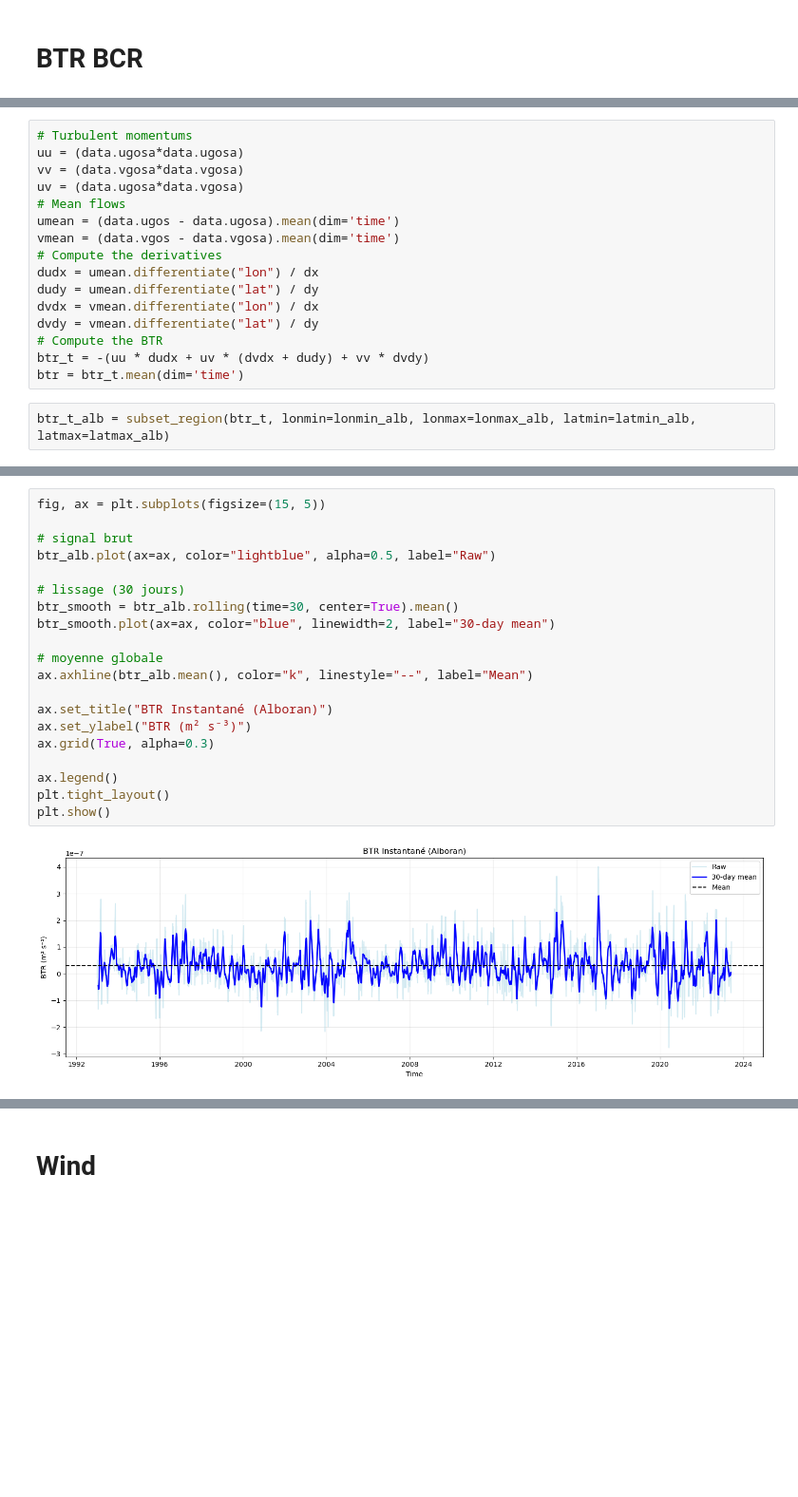
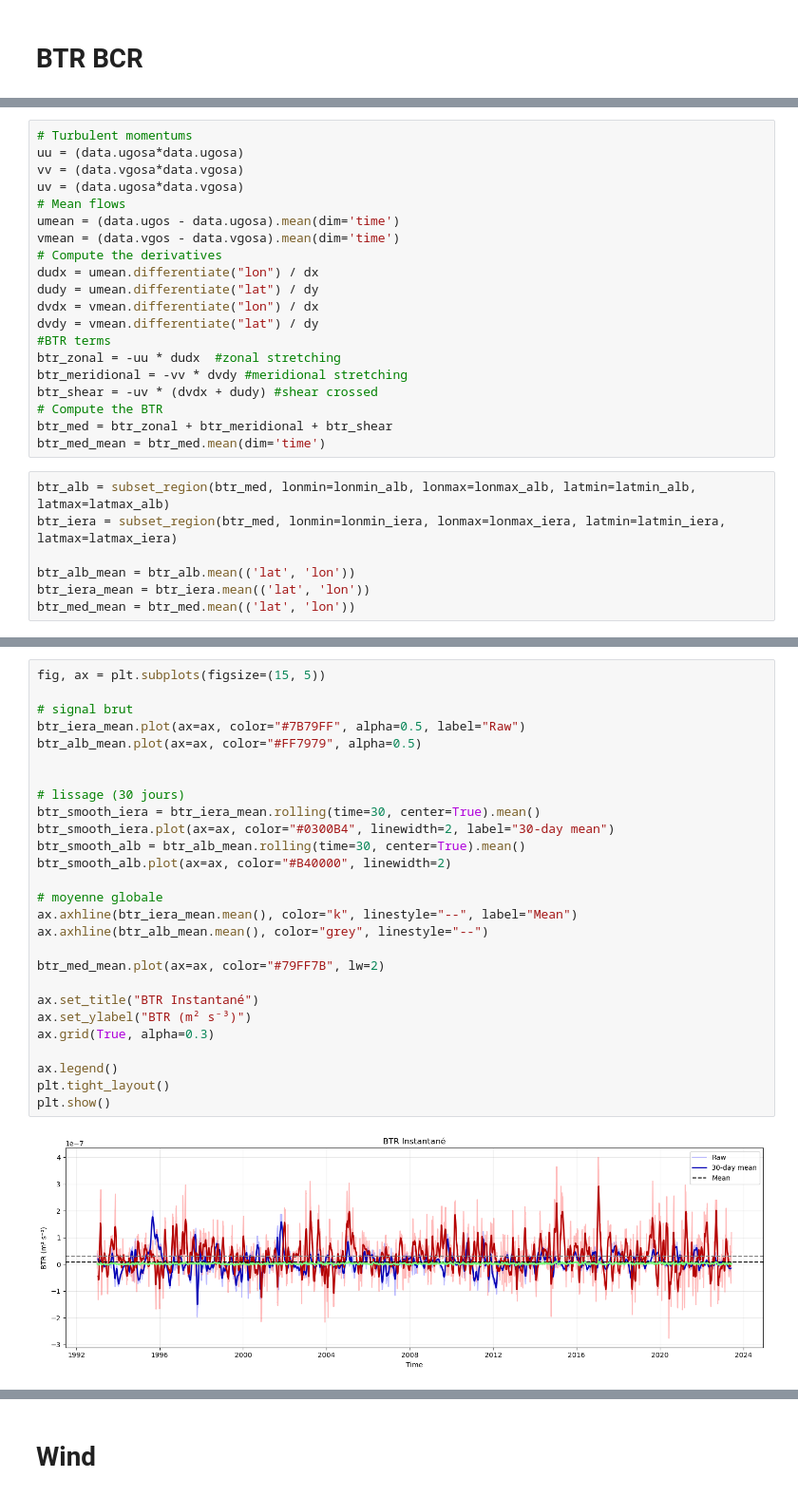
Before and after one commit to phargous/E_transfers, a Jupyter notebook: code/notebooks/1Training.ipynb, the cells around one changed output, grey strips where cells are left out. Shown at 95% size. Drawn from its saved outputs; the diff is of its cells as text; blank space fills up the shorter version.

```diff
--- a/code/notebooks/1Training.ipynb
+++ b/code/notebooks/1Training.ipynb
@@ -106,8 +126,17 @@ dudx = umean.differentiate("lon") / dx
 dudy = umean.differentiate("lat") / dy
 dvdx = vmean.differentiate("lon") / dx
 dvdy = vmean.differentiate("lat") / dy
+#BTR terms
+btr_zonal = -uu * dudx  #zonal stretching
+btr_meridional = -vv * dvdy #meridional stretching
+btr_shear = -uv * (dvdx + dudy) #shear crossed
 # Compute the BTR
-btr_t = -(uu * dudx + uv * (dvdx + dudy) + vv * dvdy)
-btr = btr_t.mean(dim='time')
+btr_med = btr_zonal + btr_meridional + btr_shear
+btr_med_mean = btr_med.mean(dim='time')
 # %%
-btr_t_alb = subset_region(btr_t, lonmin=lonmin_alb, lonmax=lonmax_alb, latmin=latmin_alb, latmax=latmax_alb)
+btr_alb = subset_region(btr_med, lonmin=lonmin_alb, lonmax=lonmax_alb, latmin=latmin_alb, latmax=latmax_alb)
+btr_iera = subset_region(btr_med, lonmin=lonmin_iera, lonmax=lonmax_iera, latmin=latmin_iera, latmax=latmax_iera)
+
+btr_alb_mean = btr_alb.mean(('lat', 'lon'))
+btr_iera_mean = btr_iera.mean(('lat', 'lon'))
+btr_med_mean = btr_med.mean(('lat', 'lon'))
@@ -130,22 +143,29 @@ plt.show()
 # %%
 fig, ax = plt.subplots(figsize=(15, 5))
 
 # signal brut
-btr_alb.plot(ax=ax, color="lightblue", alpha=0.5, label="Raw")
+btr_iera_mean.plot(ax=ax, color="#7B79FF", alpha=0.5, label="Raw")
+btr_alb_mean.plot(ax=ax, color="#FF7979", alpha=0.5)
+
 
 # lissage (30 jours)
-btr_smooth = btr_alb.rolling(time=30, center=True).mean()
-btr_smooth.plot(ax=ax, color="blue", linewidth=2, label="30-day mean")
+btr_smooth_iera = btr_iera_mean.rolling(time=30, center=True).mean()
+btr_smooth_iera.plot(ax=ax, color="#0300B4", linewidth=2, label="30-day mean")
+btr_smooth_alb = btr_alb_mean.rolling(time=30, center=True).mean()
+btr_smooth_alb.plot(ax=ax, color="#B40000", linewidth=2)
 
 # moyenne globale
-ax.axhline(btr_alb.mean(), color="k", linestyle="--", label="Mean")
+ax.axhline(btr_iera_mean.mean(), color="k", linestyle="--", label="Mean")
+ax.axhline(btr_alb_mean.mean(), color="grey", linestyle="--")
 
-ax.set_title("BTR Instantané (Alboran)")
+btr_med_mean.plot(ax=ax, color="#79FF7B", lw=2)
+
+ax.set_title("BTR Instantané")
 ax.set_ylabel("BTR (m² s⁻³)")
 ax.grid(True, alpha=0.3)
 
 ax.legend()
 plt.tight_layout()
 plt.show()
 # %% [output]
-[figure, old version]
+[figure, new version]
```
Also changed, not shown: parts of 24 cells of this notebook, 5 other files.
